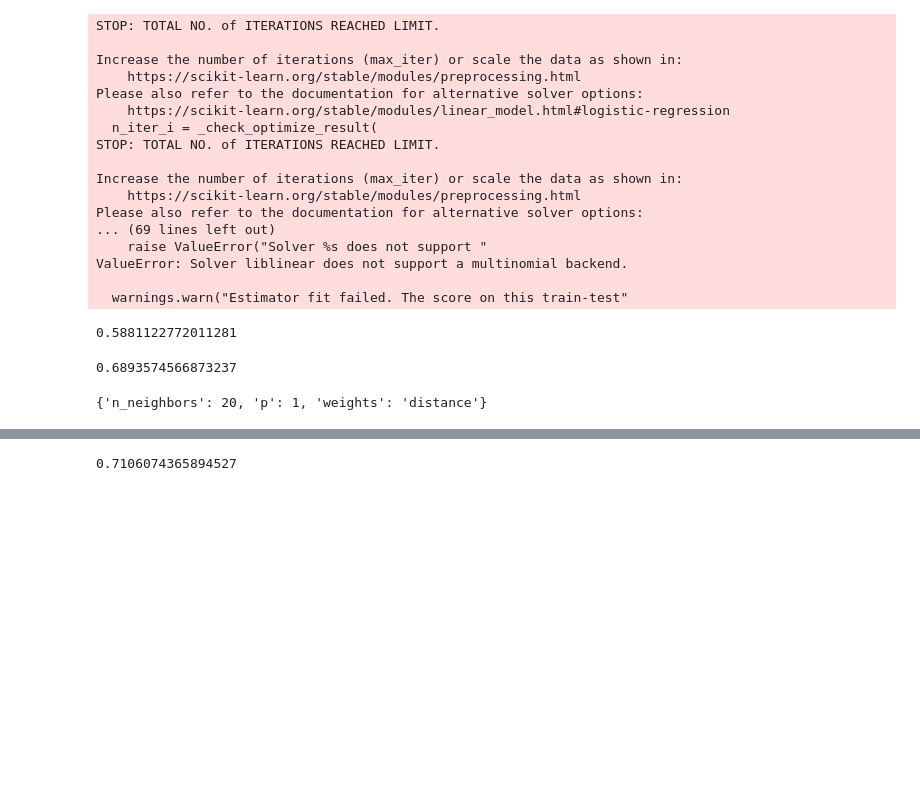
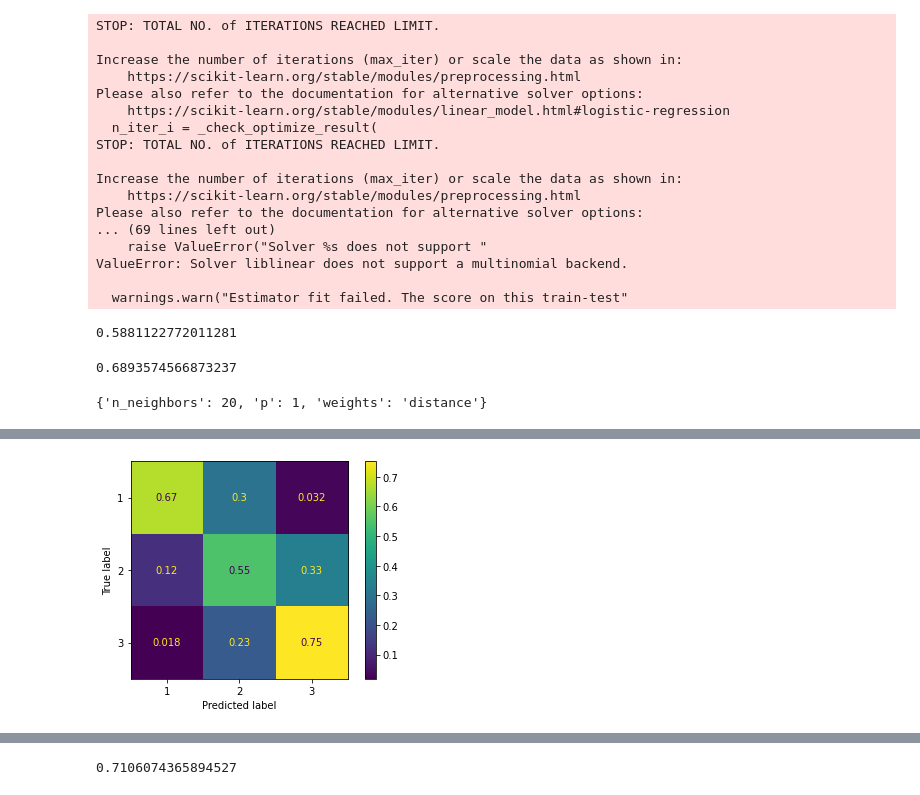
Before and after one commit to sworley1/AdvML-TermProject, a Jupyter notebook: MIS382 Project - DXZ.ipynb, the cells around one changed output, grey strips where cells are left out. Saved outputs shown, nothing was run; the diff lists cells and outputs as text; code cells hidden in the pictures; blank space fills up the shorter version.

```diff
--- a/MIS382 Project - DXZ.ipynb
+++ b/MIS382 Project - DXZ.ipynb
@@ -218,0 +381,24 @@ NN_clf.evaluate(X_test, y_test, verbose=0)
+# %%
+# 2.5 as threshold
+i = 1
+j_list = np.linspace(2,3,100)
+best_i = 0
+best_j = 0
+best_ = 0
+for j in j_list:
+    i = 1
+    while i <= j:
+        NN_reg_class = []
+        for num in NN_pred_1:
+            if num >=j:
+                NN_reg_class.append(3)
+            elif num >=i and num <j:
+                NN_reg_class.append(2)
+            elif num <i:
+                NN_reg_class.append(1)
+        score_ = accuracy_score(y_test, NN_reg_class)
+        if score_ >= best_:
+            best_ = score_
+            best_i = i
+            best_j = j
+        i += 0.01
@@ -219,2 +413,9 @@ NN_clf.evaluate(X_test, y_test, verbose=0)
+# %%
+NN_cm = confusion_matrix(y_test, NN_reg_class, labels=[1,2,3], normalize='true')
+NN_disp = ConfusionMatrixDisplay(confusion_matrix=NN_cm, display_labels=[1,2,3])
+NN_disp.plot()
+plt.show()
+# %% [output]
+[figure, added]
 # %%
 # PCA
```
Also changed, not shown: parts of 32 cells of this notebook.
